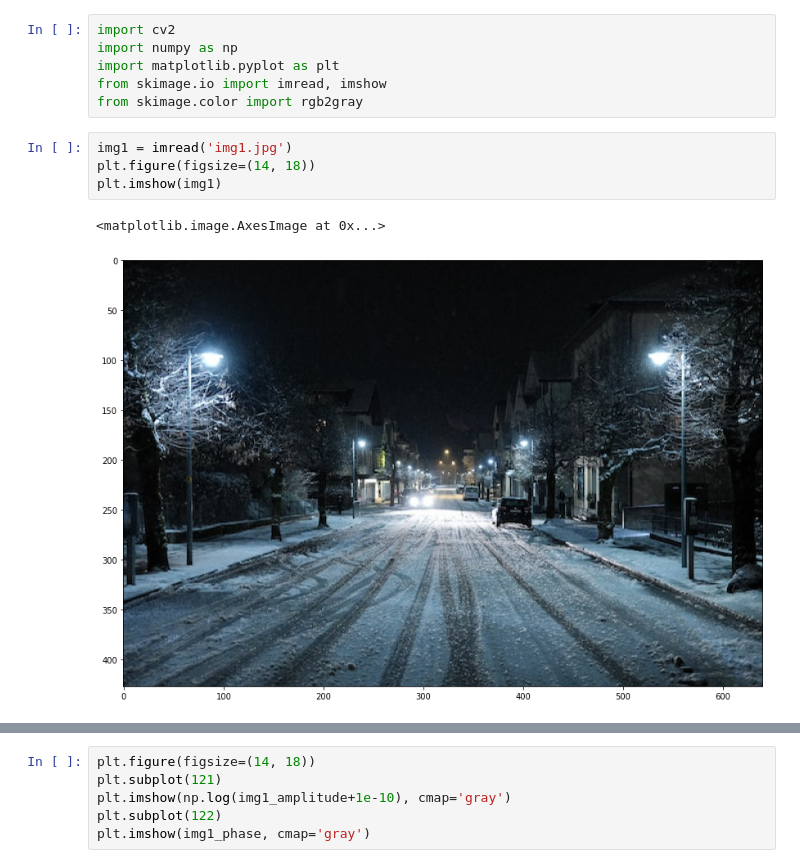
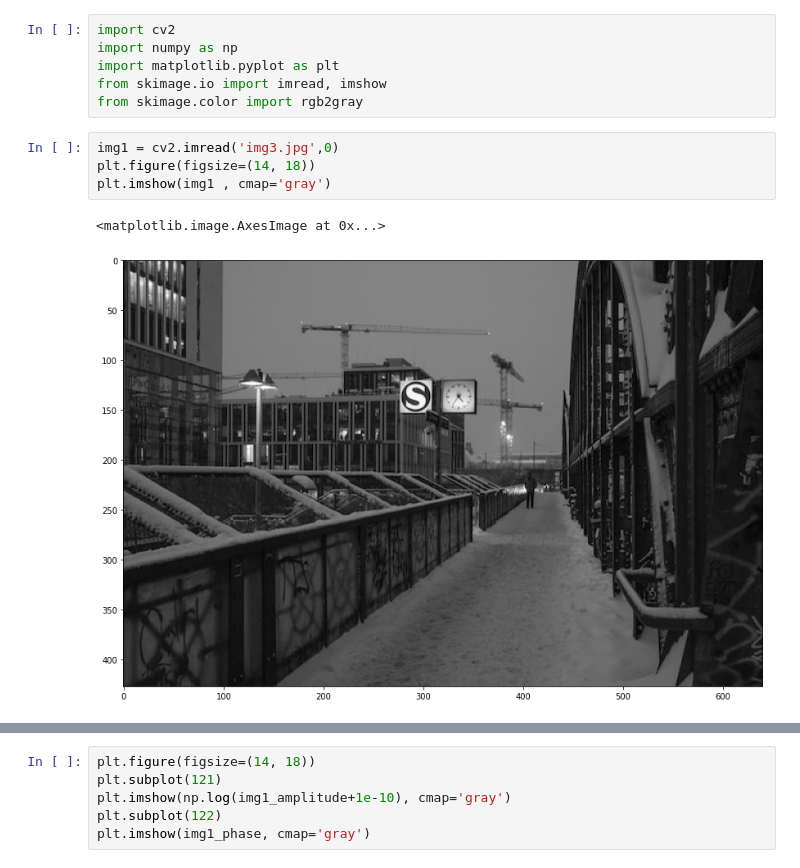
Before and after one commit to EHVB/DSP_Task4, a Jupyter notebook: processing/processing.ipynb, the cells around one changed output, grey strips where cells are left out. Saved outputs shown, nothing was run; the diff lists cells and outputs as text.

```diff
--- a/processing/processing.ipynb
+++ b/processing/processing.ipynb
@@ -5,9 +5,9 @@ import matplotlib.pyplot as plt
 from skimage.io import imread, imshow
 from skimage.color import rgb2gray
 # %%
-img1 = imread('img1.jpg')
+img1 = cv2.imread('img3.jpg',0)
 plt.figure(figsize=(14, 18))
-plt.imshow(img1)
+plt.imshow(img1 , cmap='gray')
 # %% [output]
 <matplotlib.image.AxesImage at 0x...>
-[figure, old version]
+[figure, new version]
```
Also changed, not shown: parts of 9 cells of this notebook, 1 other file.
